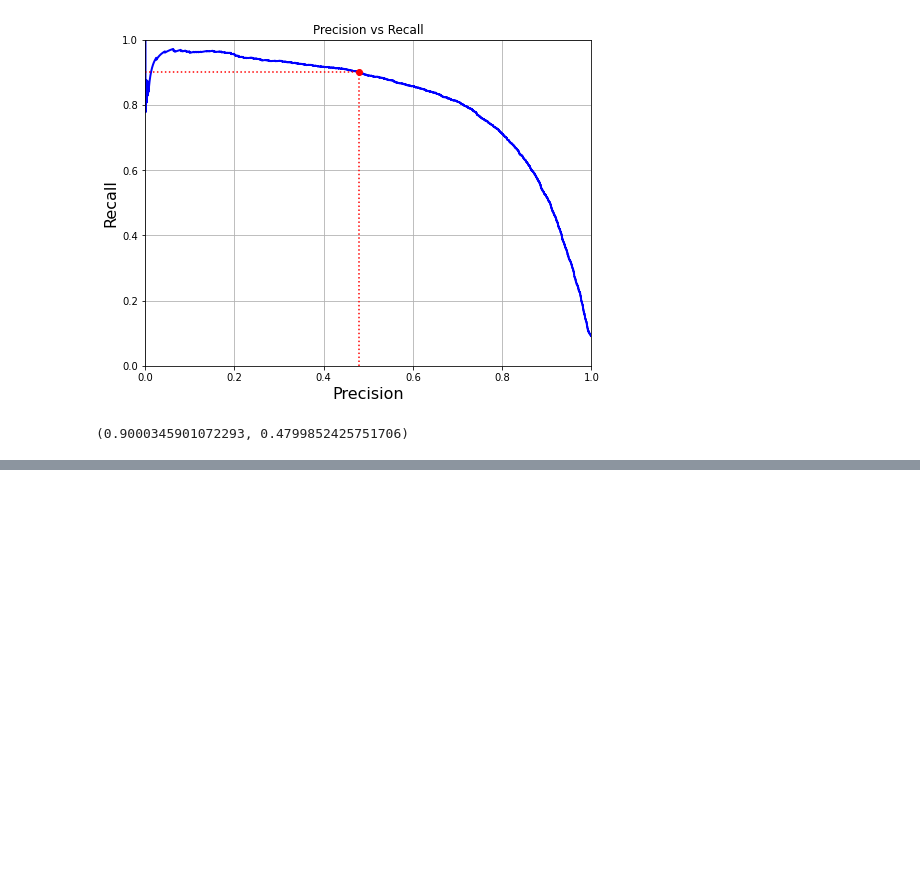
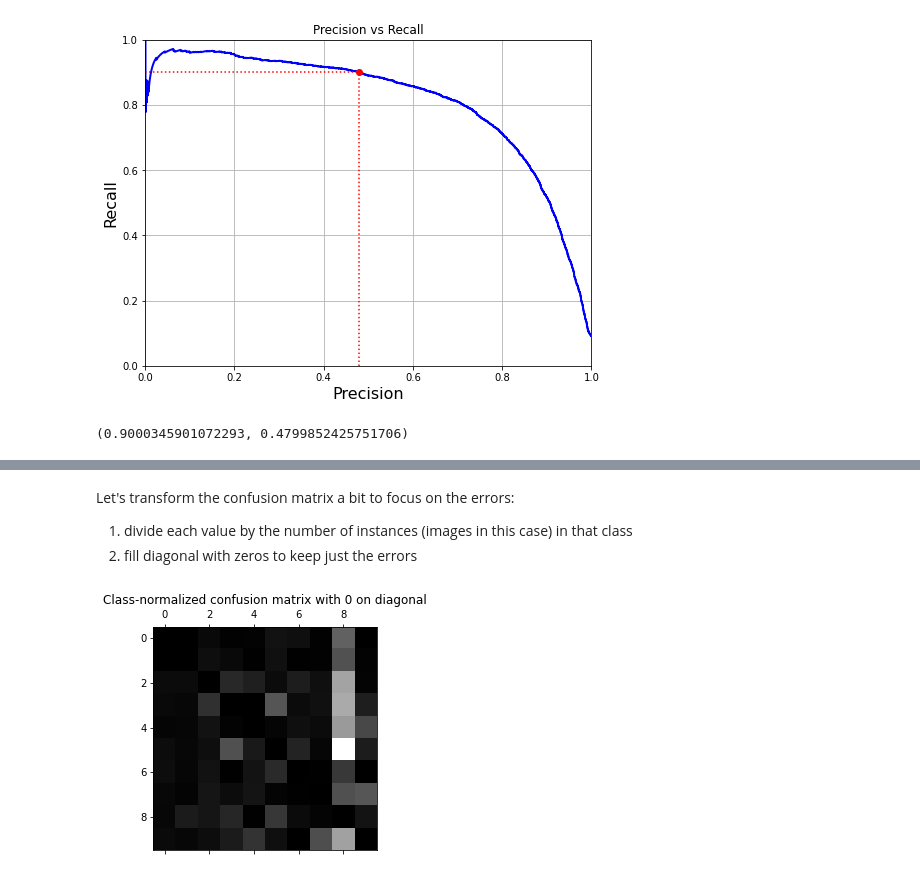
Before and after one commit to matyama/homl, a Jupyter notebook: 03_classification.ipynb, the cells around one changed output, grey strips where cells are left out. Drawn from its saved outputs; the diff is of its cells as text; code cells hidden in the pictures; blank space fills up the shorter version.

```diff
--- a/03_classification.ipynb
+++ b/03_classification.ipynb
@@ -272,0 +452,14 @@ precision_90, recall_90_precision
+# %% [markdown]
+Let's transform the confusion matrix a bit to focus on the errors:
+1. divide each value by the number of instances (images in this case) in that class
+1. fill diagonal with zeros to keep just the errors
+# %%
+row_sums = conf_mx.sum(axis=1, keepdims=True)
+norm_conf_mx = conf_mx / row_sums
+np.fill_diagonal(norm_conf_mx, 0)
+
+plt.matshow(norm_conf_mx, cmap=plt.cm.gray)
+plt.title('Class-normalized confusion matrix with 0 on diagonal')
+plt.show()
+# %% [output]
+[figure, added]
```
Also changed, not shown: parts of 22 cells of this notebook.
